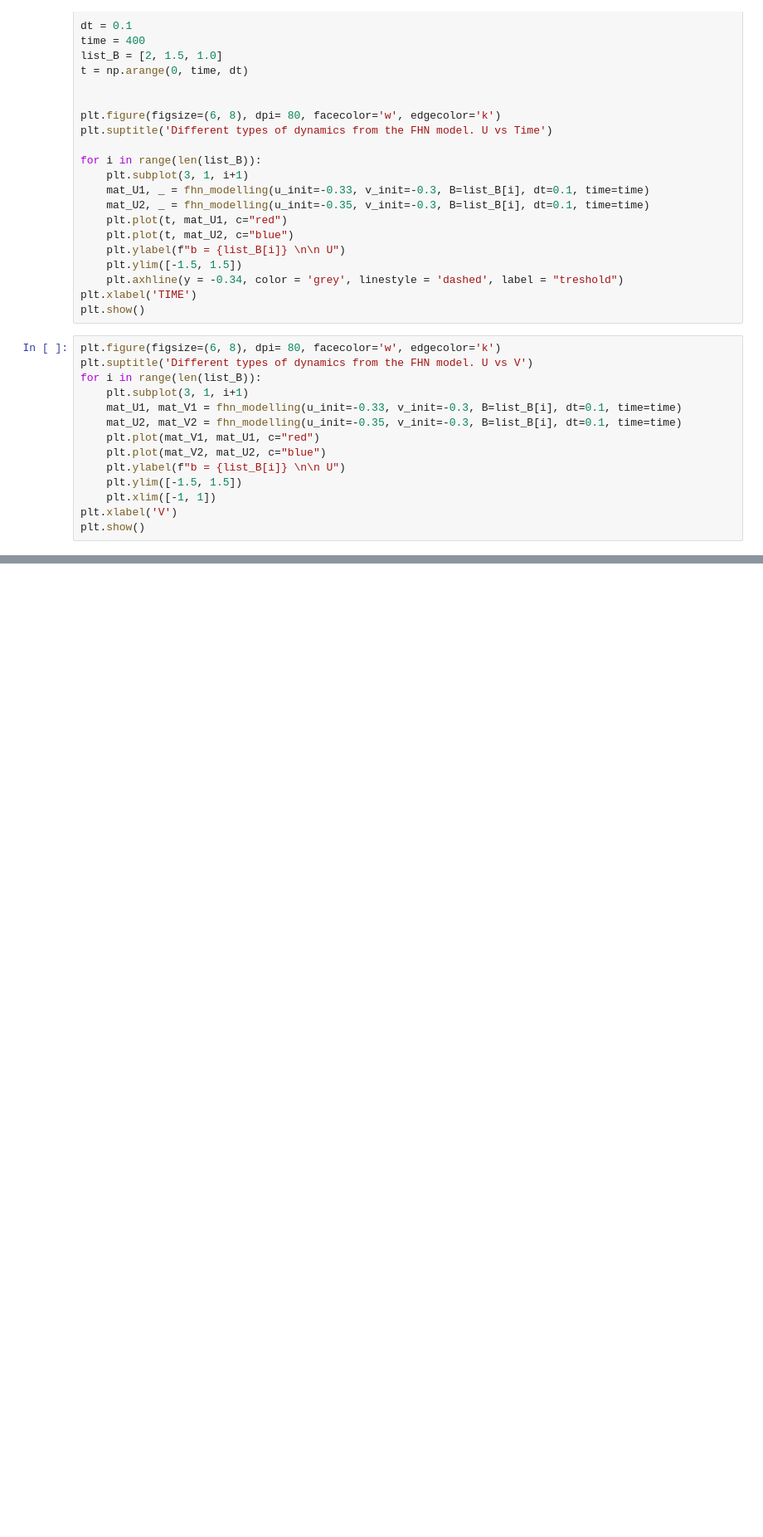
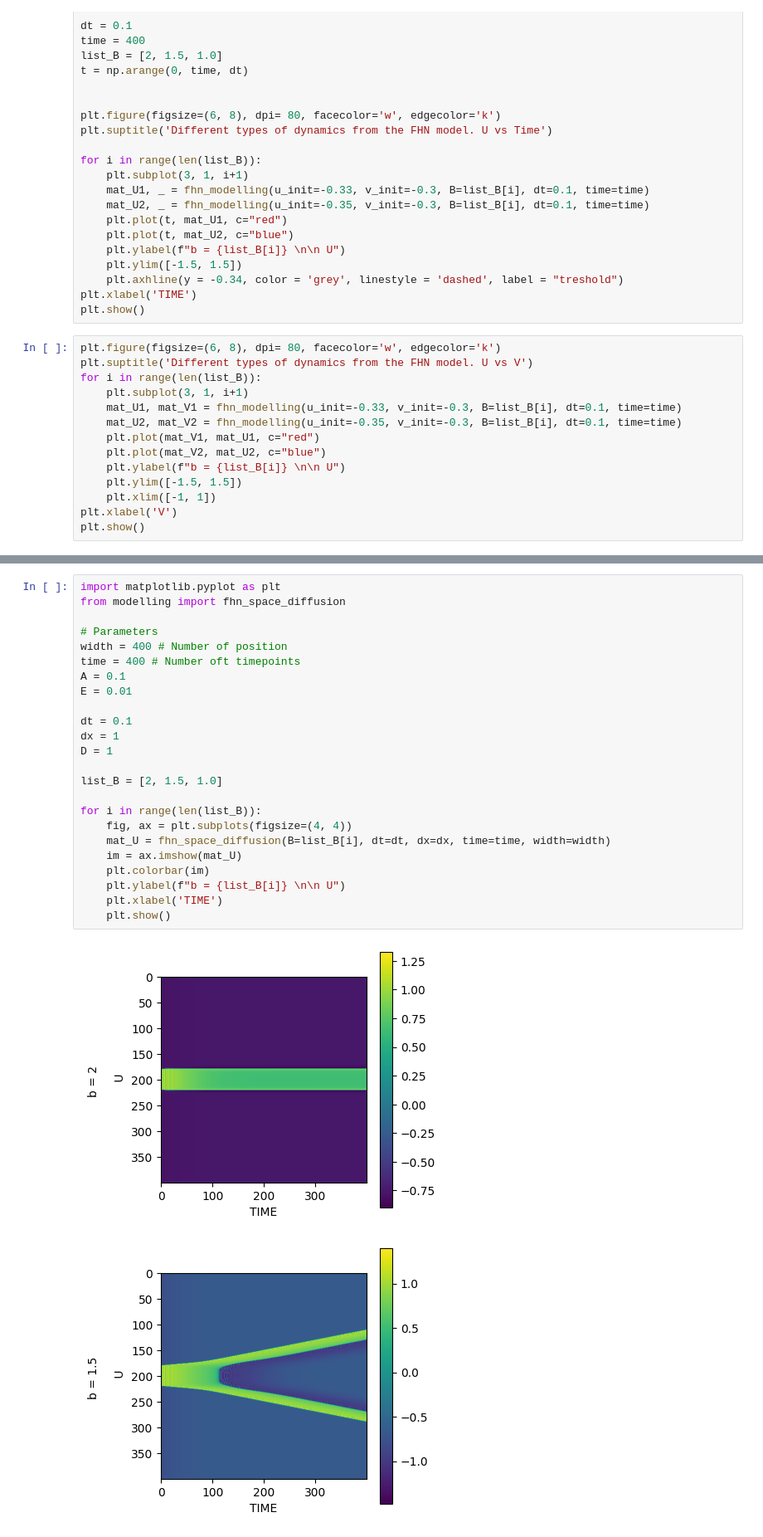
Before and after one commit to max-hence/projet_bs1, a Jupyter notebook: testing.ipynb, the cells around one changed output, grey strips where cells are left out. Shown at 83% size. Drawn from its saved outputs; the diff is of its cells as text; blank space fills up the shorter version.

```diff
--- a/testing.ipynb
+++ b/testing.ipynb
@@ -77,0 +63,27 @@ plt.show()
+# %%
+import matplotlib.pyplot as plt
+from modelling import fhn_space_diffusion
+
+# Parameters
+width = 400 # Number of position
+time = 400 # Number oft timepoints
+A = 0.1
+E = 0.01
+
+dt = 0.1
+dx = 1
+D = 1
+
+list_B = [2, 1.5, 1.0]
+
+for i in range(len(list_B)):
+    fig, ax = plt.subplots(figsize=(4, 4))
+    mat_U = fhn_space_diffusion(B=list_B[i], dt=dt, dx=dx, time=time, width=width)
+    im = ax.imshow(mat_U)
+    plt.colorbar(im)
+    plt.ylabel(f"b = {list_B[i]} \n\n U")
+    plt.xlabel('TIME')
+    plt.show()
+# %% [output]
+[figure, added]
+[figure, added]
```
Also changed, not shown: parts of 3 cells of this notebook, 1 other file.
